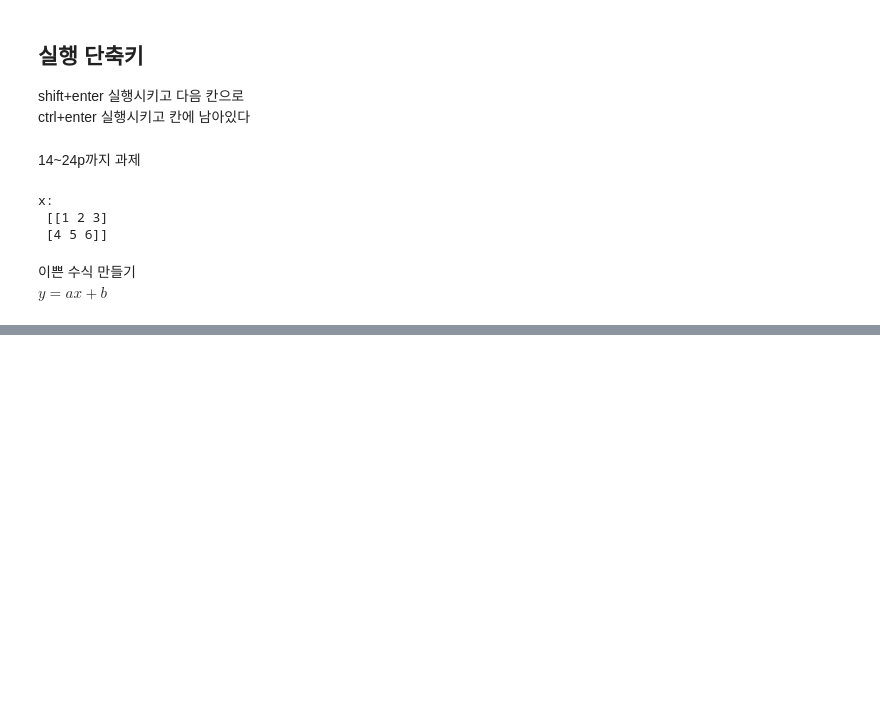
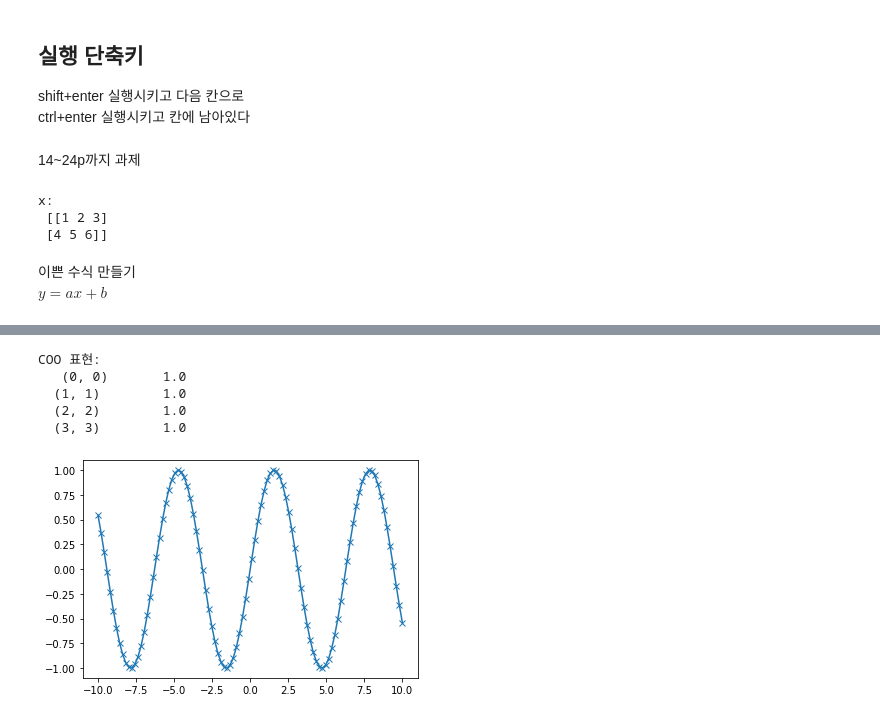
Before and after one commit to KBY538/AIcontents, a Jupyter notebook: python3_인디콘_기초_코딩_ex01.ipynb, the cells around one changed output, grey strips where cells are left out. Saved outputs shown, nothing was run; the diff lists cells and outputs as text; code cells hidden in the pictures; blank space fills up the shorter version.

```diff
--- a/python3_인디콘_기초_코딩_ex01.ipynb
+++ b/python3_인디콘_기초_코딩_ex01.ipynb
@@ -34,0 +44,24 @@ row
+# %%
+data = np.ones(4)
+row_indices = np.arange(4)
+col_indices = np.arange(4)
+eye_coo = sparse.coo_matrix((data, (row_indices, col_indices)))
+print("COO 표현:\n", eye_coo)
+# %% [output]
+COO 표현:
+   (0, 0)       1.0
+  (1, 1)        1.0
+  (2, 2)        1.0
+  (3, 3)        1.0
+# %%
+import matplotlib.pyplot as plt
+
+# -10에서 10까지 100개의 간격으로 나뉘어진 배열을 생성
+x = np.linspace(-10, 10, 100)
+# sin 함수를 사용하여 y 배열을 생성
+y = np.sin(x)
+# plot 함수는 한 배열의 값을 다른 배열에 대응해서 선 그래프를 그림
+plt.plot(x, y, marker='x')
+plt.show()
+# %% [output]
+[figure, added]
```
Also changed, not shown: parts of 8 cells of this notebook.
